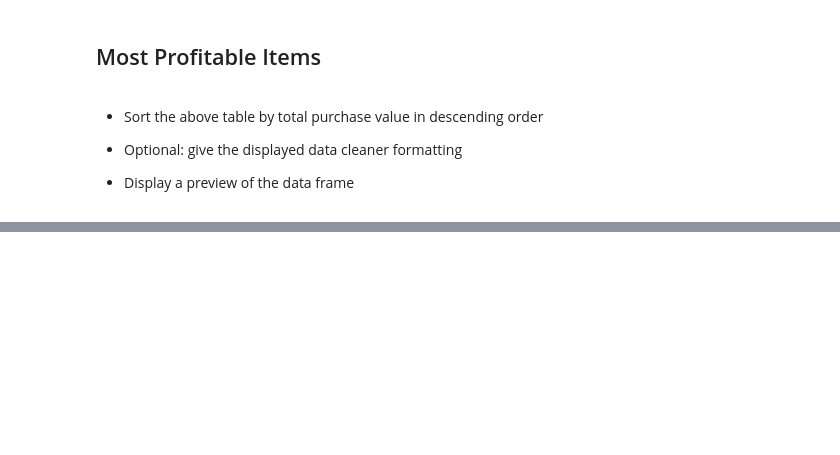
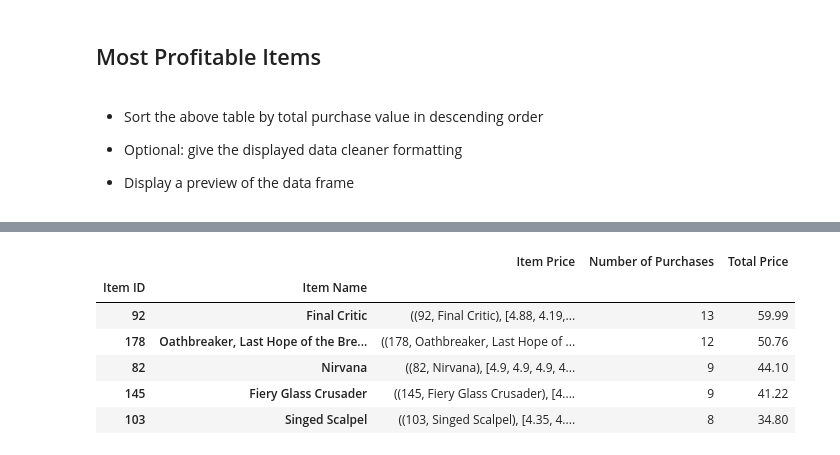
Before and after one commit to arvinseeva/panda-challenge, a Jupyter notebook: HeroesOfPymoli/HeroesOfPymoli_starter.ipynb, the cells around one changed output, grey strips where cells are left out. Drawn from its saved outputs; the diff is of its cells as text; code cells hidden in the pictures; blank space fills up the shorter version.

```diff
--- a/HeroesOfPymoli/HeroesOfPymoli_starter.ipynb
+++ b/HeroesOfPymoli/HeroesOfPymoli_starter.ipynb
@@ -215,0 +297,11 @@ purchase_data.SN.nunique()
+# %%
+sorted_pricing3 = Pricing2_Analysis_df.sort_values("Total Price", ascending=False)
+sorted_pricing3.head()
+# %% [output]
+|  |  | Item Price | Number of Purchases | Total Price |
+| Item ID | Item Name |  |  |  |
+| 92 | Final Critic | ((92, Final Critic), [4.88, 4.19,... | 13 | 59.99 |
+| 178 | Oathbreaker, Last Hope of the Bre... | ((178, Oathbreaker, Last Hope of ... | 12 | 50.76 |
+| 82 | Nirvana | ((82, Nirvana), [4.9, 4.9, 4.9, 4... | 9 | 44.10 |
+| 145 | Fiery Glass Crusader | ((145, Fiery Glass Crusader), [4.... | 9 | 41.22 |
+| 103 | Singed Scalpel | ((103, Singed Scalpel), [4.35, 4.... | 8 | 34.80 |
```
Also changed, not shown: parts of 17 cells of this notebook.
